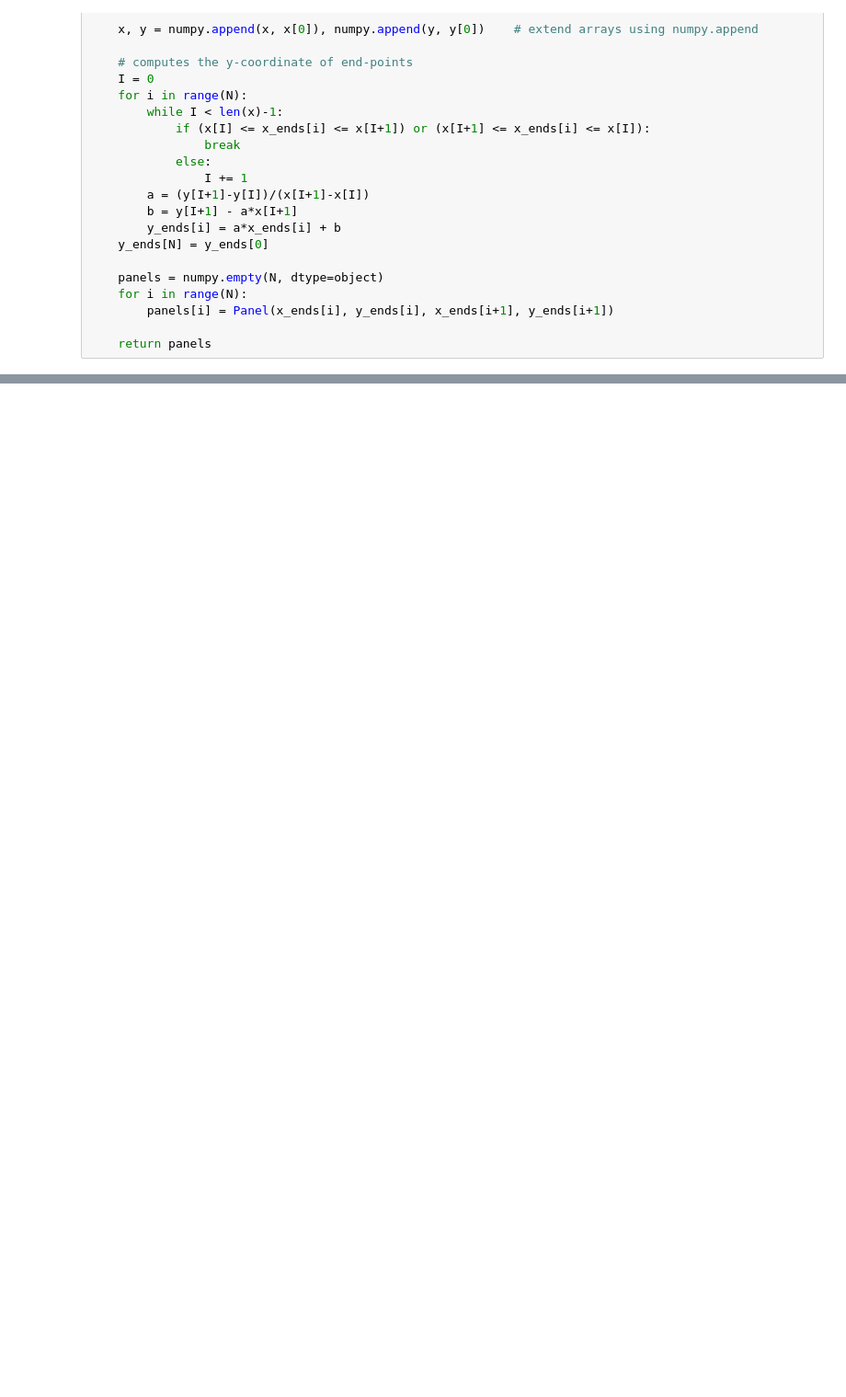
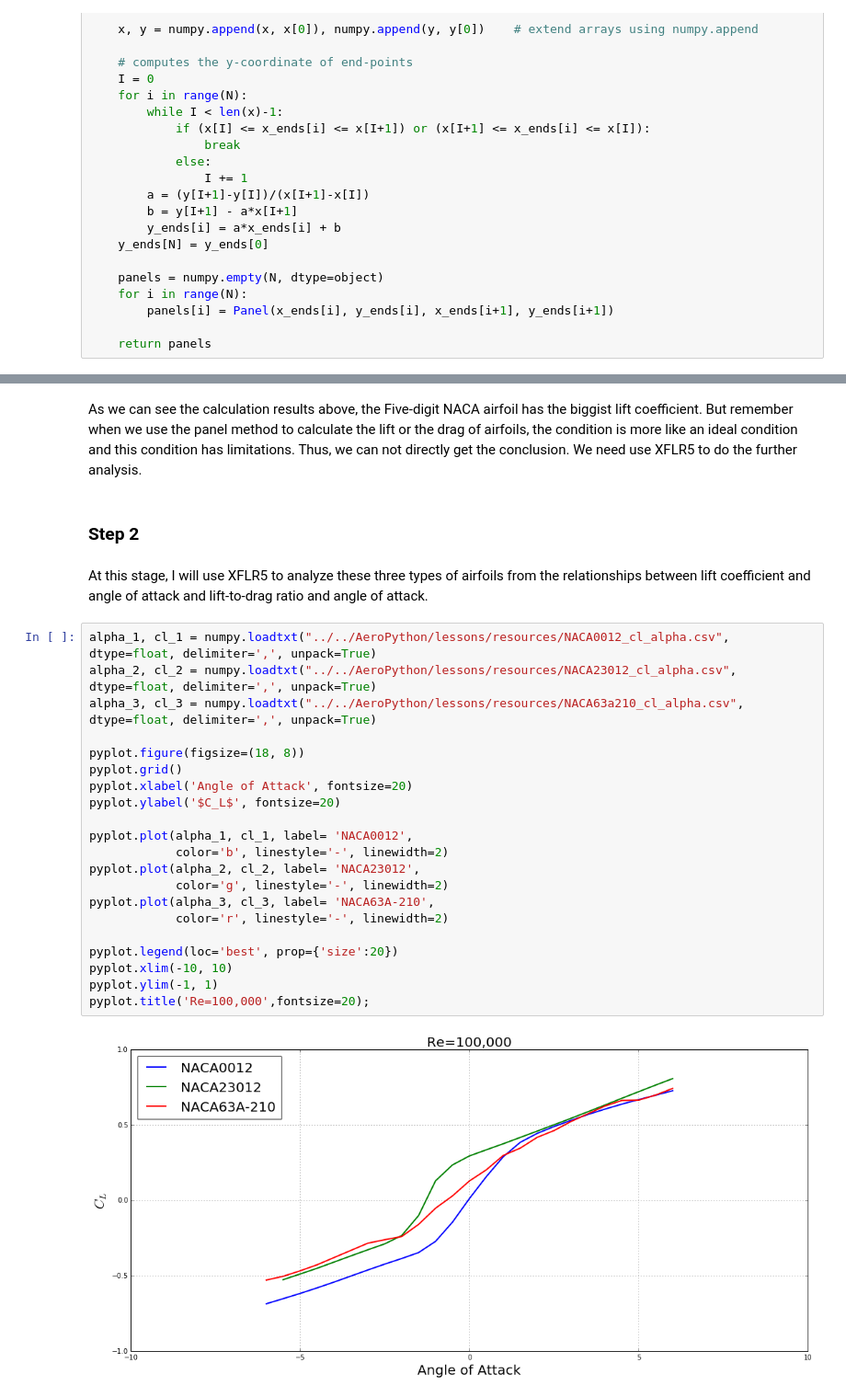
Before and after one commit to barbagroup/AeroPython-studentprojects2017, a Jupyter notebook: project-dianliu/Project-DianLiu.ipynb, the cells around one changed output, grey strips where cells are left out. Shown at 92% size. Cells and saved outputs as stored; diff of their text form; blank space fills up the shorter version.

```diff
--- a/project-dianliu/Project-DianLiu.ipynb
+++ b/project-dianliu/Project-DianLiu.ipynb
@@ -172,0 +311,29 @@ pyplot.ylim(-0.15, 0.15);
+# %% [markdown]
+As we can see the calculation results above, the Five-digit NACA airfoil has the biggist lift coefficient. But remember when we use the panel method to calculate the lift or the drag of airfoils, the condition is more like an ideal condition and this condition has limitations. Thus, we can not directly get the conclusion. We need use XFLR5 to do the further analysis.
+# %% [markdown]
+### Step 2
+# %% [markdown]
+At this stage, I will use XFLR5 to analyze these three types of airfoils from the relationships between lift coefficient and angle of attack and lift-to-drag ratio and angle of attack.
+# %%
+alpha_1, cl_1 = numpy.loadtxt("../../AeroPython/lessons/resources/NACA0012_cl_alpha.csv", dtype=float, delimiter=',', unpack=True)
+alpha_2, cl_2 = numpy.loadtxt("../../AeroPython/lessons/resources/NACA23012_cl_alpha.csv", dtype=float, delimiter=',', unpack=True)
+alpha_3, cl_3 = numpy.loadtxt("../../AeroPython/lessons/resources/NACA63a210_cl_alpha.csv", dtype=float, delimiter=',', unpack=True)
+
+pyplot.figure(figsize=(18, 8))
+pyplot.grid()
+pyplot.xlabel('Angle of Attack', fontsize=20)
+pyplot.ylabel('$C_L$', fontsize=20)
+
+pyplot.plot(alpha_1, cl_1, label= 'NACA0012',
+            color='b', linestyle='-', linewidth=2)
+pyplot.plot(alpha_2, cl_2, label= 'NACA23012',
+            color='g', linestyle='-', linewidth=2)
+pyplot.plot(alpha_3, cl_3, label= 'NACA63A-210',
+            color='r', linestyle='-', linewidth=2)
+
+pyplot.legend(loc='best', prop={'size':20})
+pyplot.xlim(-10, 10)
+pyplot.ylim(-1, 1)
+pyplot.title('Re=100,000',fontsize=20);
+# %% [output]
+[figure, added]
```
Also changed, not shown: parts of 43 cells of this notebook.
